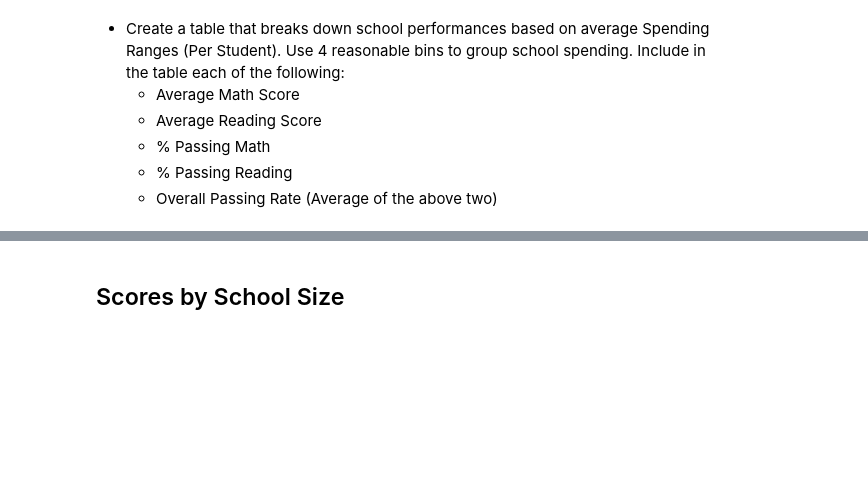
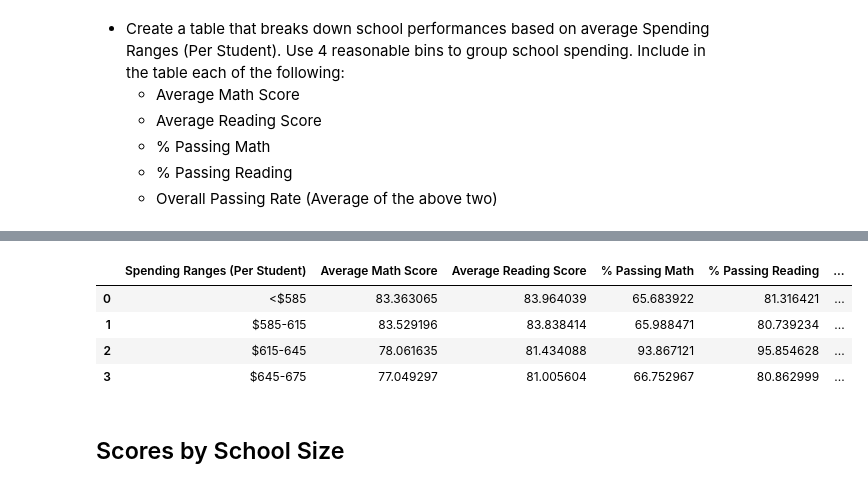
Before and after one commit to aliaheed/hw4, a Jupyter notebook: PyCitySchools_starter.ipynb, the cells around one changed output, grey strips where cells are left out. Drawn from its saved outputs; the diff is of its cells as text; code cells hidden in the pictures; blank space fills up the shorter version.

```diff
--- a/PyCitySchools_starter.ipynb
+++ b/PyCitySchools_starter.ipynb
@@ -396,3 +372,99 @@ s
+# %%
+bins = [0, 585, 615, 645, 675]
+group_labels = ["<$585", "$585-615", "$615-645", "$645-675"]
+
+new_school_data=school_data[['school_name', 'budget']]
+
+total_students = school_data_complete.groupby(['school_name','type'])['Student ID'].count()
+
+total_students_df = total_students.to_frame().reset_index()
+total_students_df = total_students_df.rename(columns={"type":"School Type", "Student ID":"Total Students"})
+
+combine_total_school = pd.merge(new_school_data,total_students_df, on="school_name")
+
+## -- Per Student Budget -- ##
+combine_total_school["Per Student Budget"] = combine_total_school["budget"] / combine_total_school["Total Students"]
+
+df_school  = pd.cut(combine_total_school["Per Student Budget"], bins, labels=group_labels).head()
+
+combine_total_school["Budget Group"] = pd.cut(combine_total_school["Per Student Budget"], bins, labels=group_labels)
+
+
+#sum of reading scores
+sum_reading_score = school_data_complete.groupby(['school_name'])['reading_score'].sum().rename("sum_reading_score")
+sum_reading_score = sum_reading_score.to_frame().reset_index()
+
+combine_total_school = pd.merge(combine_total_school,sum_reading_score, on="school_name")
+#combine_total_school
+
+#sum of math score
+sum_math_score = school_data_complete.groupby(['school_name'])['math_score'].sum().rename("sum_math_score")
+sum_math_score = sum_math_score.to_frame().reset_index()
+
+combine_total_school = pd.merge(combine_total_school,sum_math_score, on="school_name")
+
+## -- count Passing Math -- ##
+school_math_score = school_data_complete[['school_name', 'math_score']]
+school_math_score = school_math_score.loc[(school_math_score["math_score"]>=70)]
+school_math_score = school_math_score.groupby(['school_name'])['math_score'].count().rename("count passed math")
+school_math_score_df = school_math_score.to_frame().reset_index()
+
+combine_total_school = pd.merge(combine_total_school,school_math_score_df, on="school_name")
+combine_total_school
+
+## -- count Passing Reading -- ##
+school_reading_score = school_data_complete[['school_name', 'reading_score']]
+school_reading_score = school_reading_score.loc[(school_reading_score["reading_score"]>=70)]
+school_reading_score = school_reading_score.groupby(['school_name'])['reading_score'].count().rename("count passed reading")
+school_reading_score_df = school_reading_score.to_frame().reset_index()
+
+combine_total_school = pd.merge(combine_total_school,school_reading_score_df, on="school_name")
+
+
+combine_total_school = combine_total_school[["Budget Group", "Total Students", "sum_reading_score", "sum_math_score",
+                       "count passed math", "count passed reading"]]
+
+
+reading_sum = combine_total_school.groupby(['Budget Group'])['sum_reading_score'].sum()
+
+reading_sum_df = reading_sum.to_frame().reset_index()
+
+total_student_sum = combine_total_school.groupby(['Budget Group'])['Total Students'].sum()
+
+total_student_sum_df = total_student_sum.to_frame().reset_index()
+
+budget_group_df = pd.merge(reading_sum_df,total_student_sum_df, on="Budget Group")
+
+budget_group_df["Average Reading Score"] = budget_group_df["sum_reading_score"] / budget_group_df["Total Students"]
+
+math_sum = combine_total_school.groupby(['Budget Group'])['sum_math_score'].sum()
+
+math_sum_df = math_sum.to_frame().reset_index()
+
+budget_group_df = pd.merge(budget_group_df,math_sum_df, on="Budget Group")
+
+
+budget_group_df["Average Math Score"] = budget_group_df["sum_math_score"] / budget_group_df["Total Students"]
+
+
+budget_group_df["% Passing Math"] = (combine_total_school["count passed math"] / combine_total_school["Total Students"])*100
+budget_group_df["% Passing Reading"] = (combine_total_school["count passed reading"] / combine_total_school["Total Students"])*100
+
+budget_group_df["% Overall Passing Rate"] = (budget_group_df["% Passing Math"] + budget_group_df["% Passing Reading"])/2
+
+
+budget_group_df = budget_group_df[["Budget Group", "Average Math Score", "Average Reading Score", "% Passing Math",
+                       "% Passing Reading", "% Overall Passing Rate"]]
+
+
+budget_group_df = budget_group_df.rename(columns={"Budget Group":"Spending Ranges (Per Student)"})
+budget_group_df
+# %% [output]
+|  | Spending Ranges (Per Student) | Average Math Score | Average Reading Score | % Passing Math | % Passing Reading | ... |
+| 0 | <$585 | 83.363065 | 83.964039 | 65.683922 | 81.316421 | ... |
+| 1 | $585-615 | 83.529196 | 83.838414 | 65.988471 | 80.739234 | ... |
+| 2 | $615-645 | 78.061635 | 81.434088 | 93.867121 | 95.854628 | ... |
+| 3 | $645-675 | 77.049297 | 81.005604 | 66.752967 | 80.862999 | ... |
 # %% [markdown]
 ## Scores by School Size
 # %% [markdown]
```
Also changed, not shown: parts of 3 cells of this notebook.
